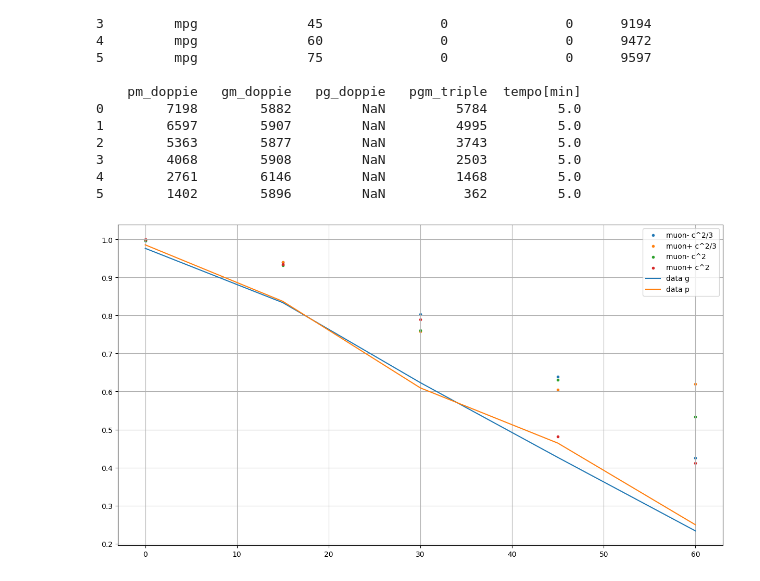
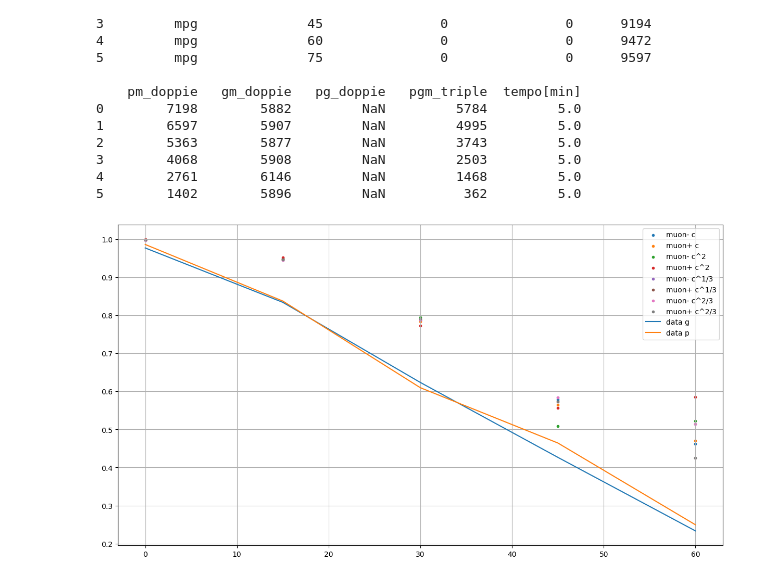
Before and after one commit to Matti-z/Lab-muons, a Jupyter notebook: simulazioni/tia/analisi/deadzones.ipynb, the cells around one changed output. Saved outputs shown, nothing was run; the diff lists cells and outputs as text; code cells hidden in the pictures.

```diff
--- a/simulazioni/tia/analisi/deadzones.ipynb
+++ b/simulazioni/tia/analisi/deadzones.ipynb
@@ -119,0 +155,32 @@ print(t60ms/d60ms, t60ps/d60ps)
+# %%
+mgp0_m2 = pd.read_csv('/home/matti/uni/lab/Lab-muons/simulazioni/tia/g4/results/mgp/cos_1_3/run_0.csv', sep = ',', skiprows = 0)
+
+mgp0_p2 = pd.read_csv('/home/matti/uni/lab/Lab-muons/simulazioni/tia/g4/results/mgp/cos_1_3/run_1.csv', sep = ',',)
+
+mgp15_m2 = pd.read_csv('/home/matti/uni/lab/Lab-muons/simulazioni/tia/g4/results/mgp/cos_1_3/run_2.csv', sep = ',',)
+
+mgp15_p2 = pd.read_csv('/home/matti/uni/lab/Lab-muons/simulazioni/tia/g4/results/mgp/cos_1_3/run_3.csv', sep = ',',)
+
+mgp30_m2 = pd.read_csv('/home/matti/uni/lab/Lab-muons/simulazioni/tia/g4/results/mgp/cos_1_3/run_4.csv', sep = ',',)
+
+mgp30_p2 = pd.read_csv('/home/matti/uni/lab/Lab-muons/simulazioni/tia/g4/results/mgp/cos_1_3/run_5.csv', sep = ',',)
+
+mgp45_m2 = pd.read_csv('/home/matti/uni/lab/Lab-muons/simulazioni/tia/g4/results/mgp/cos_1_3/run_6.csv', sep = ',',)
+
+mgp45_p2 = pd.read_csv('/home/matti/uni/lab/Lab-muons/simulazioni/tia/g4/results/mgp/cos_1_3/run_7.csv', sep = ',',)
+
+mgp60_m2 = pd.read_csv('/home/matti/uni/lab/Lab-muons/simulazioni/tia/g4/results/mgp/cos_1_3/run_8.csv', sep = ',',)
+
+mgp60_p2 = pd.read_csv('/home/matti/uni/lab/Lab-muons/simulazioni/tia/g4/results/mgp/cos_1_3/run_9.csv', sep = ',',)
+# %%
+d0m2, t0m2 = count_hits(mgp0_m2)
+d0p2, t0p2 = count_hits(mgp0_p2)
+d15m2, t15m2 = count_hits(mgp15_m2)
+d15p2, t15p2 = count_hits(mgp15_p2)
+d30m2, t30m2 = count_hits(mgp30_m2)
+d30p2, t30p2 = count_hits(mgp30_p2)
+d45m2, t45m2 = count_hits(mgp45_m2)
+d45p2, t45p2 = count_hits(mgp45_p2)
+d60m2, t60m2 = count_hits(mgp60_m2)
+d60p2, t60p2 = count_hits(mgp60_p2)
+print(d0m2, d60p2)
@@ -150,33 +219,42 @@ print(df_P)
 # %%
 
 
 df_filtered = df_G[df_G[' pm_doppie'].notna()]
 
 # Calculate ratio for first 5 rows
 y_g = ( df_filtered[' pgm_triple'] / df_filtered[' pm_doppie']).iloc[:5].values
 
 final_df = pd.read_csv('/home/matti/uni/lab/Lab-muons/Data/calibration/efficiency.csv', delimiter = ',')
 partenope = final_df[final_df['ordine[TtB]'] == 'mpg'][[' gm_doppie', ' pgm_triple']].values.tolist()
 y_p = [pair[1] / pair[0] for pair in partenope]
 
 
 
 
 x = np.linspace( 0, 60, 5)
 muon_m = [t0m/d0m, t15m/d15m, t30m/d30m, t45m/d45m, t60m/d60m]
 muon_p = [t0p/d0p, t15p/d15p, t30p/d30p, t45p/d45p, t60p/d60p]
 muon_ms = [t0ms/d0ms, t15ms/d15ms, t30ms/d30ms, t45ms/d45ms, t60ms/d60ms] #squared distribution
 muon_ps = [t0ps/d0ps, t15ps/d15ps, t30ps/d30ps, t45ps/d45ps, t60ps/d60ps] #squared distribution
+muon_m1 = [t0m1/d0m1, t15m1/d15m1, t30m1/d30m1, t45m1/d45m1, t60m1/d60m1] #squared distribution
+muon_p1 = [t0p1/d0p1, t15p1/d15p1, t30p1/d30p1, t45p1/d45p1, t60p1/d60p1] #squared distribution
+
+muon_m2 = [t0m2/d0m2, t15m2/d15m2, t30m2/d30m2, t45m2/d45m2, t60m2/d60m2] #squared distribution
+muon_p2 = [t0p2/d0p2, t15p2/d15p2, t30p2/d30p2, t45p2/d45p2, t60p2/d60p2] #squared distribution
 
 
 plt.figure(figsize = (15, 8))
-plt.scatter(x, muon_m, label = 'muon- c^2/3', marker = '.',)
-plt.scatter(x, muon_p, label = 'muon+ c^2/3', marker = '.')
+plt.scatter(x, muon_m, label = 'muon- c', marker = '.',)
+plt.scatter(x, muon_p, label = 'muon+ c', marker = '.')
 plt.scatter(x, muon_ms, label = 'muon- c^2', marker = '.')
 plt.scatter(x, muon_ps, label = 'muon+ c^2', marker = '.')
+plt.scatter(x, muon_m1, label = 'muon- c^1/3', marker = '.')
+plt.scatter(x, muon_p1, label = 'muon+ c^1/3', marker = '.')
+plt.scatter(x, muon_m2, label = 'muon- c^2/3', marker = '.')
+plt.scatter(x, muon_p2, label = 'muon+ c^2/3', marker = '.')
 plt.plot(x, y_g, label = 'data g')
 plt.plot(x, y_p, label = 'data p')
 plt.legend()
 plt.grid()
 # %% [output]
-[figure, old version]
+[figure, new version]
```
Also changed, not shown: parts of 12 cells of this notebook, 43 other files.
